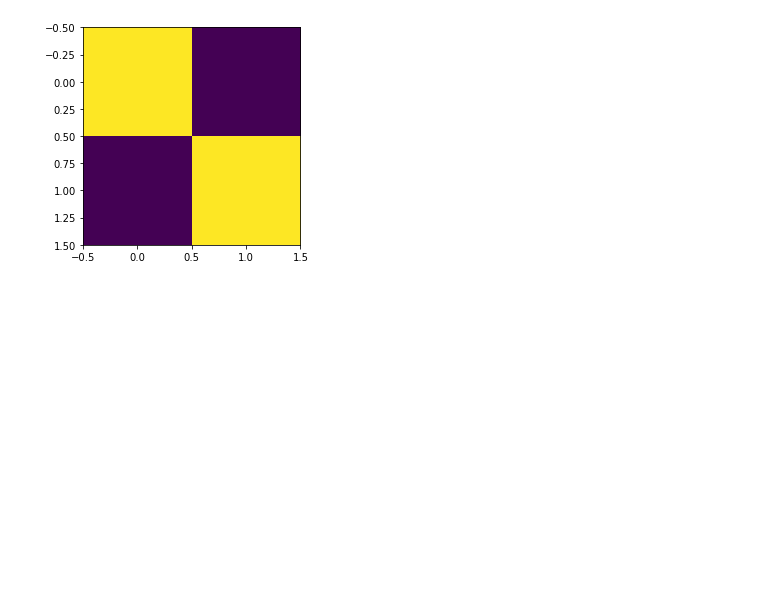
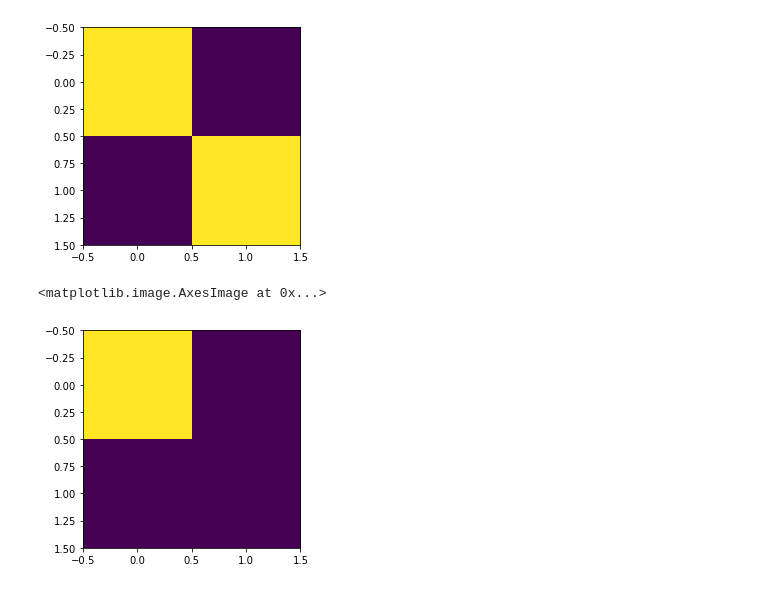
Before and after one commit to shivakumarjayaraman/ctm, a Jupyter notebook: vector/Vector Spaces.ipynb, the cells around one changed output. Saved outputs shown, nothing was run; the diff lists cells and outputs as text; code cells hidden in the pictures; blank space fills up the shorter version.

```diff
--- a/vector/Vector Spaces.ipynb
+++ b/vector/Vector Spaces.ipynb
@@ -69,3 +69,15 @@ plt.imshow(s)
 # %% [output]
 <matplotlib.image.AxesImage at 0x...>
 [figure]
+# %%
+##Standard generators for a 2x2 GF matrix
+
+g1 = np.array([[1, 0], [0, 0]])
+g2 = np.array([[0, 1], [0, 0]])
+g3 = np.array([[0, 0], [1, 0]])
+g4 = np.array([[0, 0], [0, 1]])
+
+plt.imshow(gfadd(v1, v2, v3))
+# %% [output]
+<matplotlib.image.AxesImage at 0x...>
+[figure, added]
```
Also changed, not shown: parts of 9 cells of this notebook.
